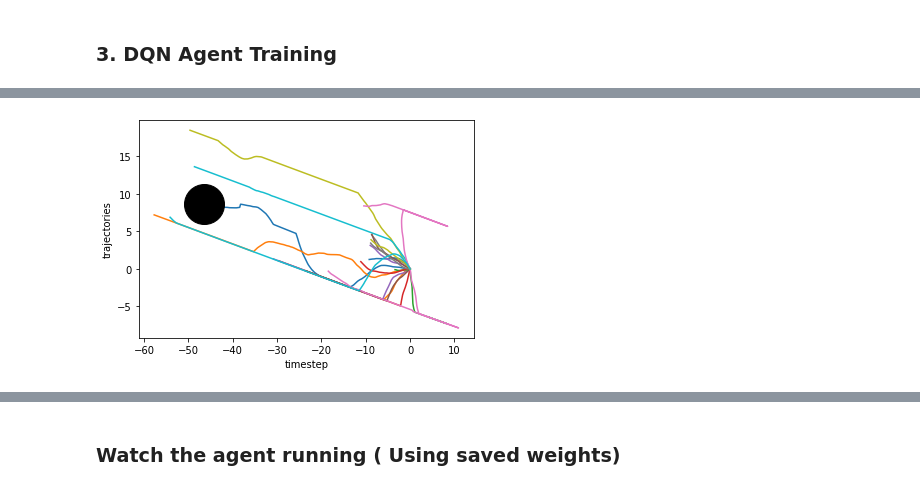
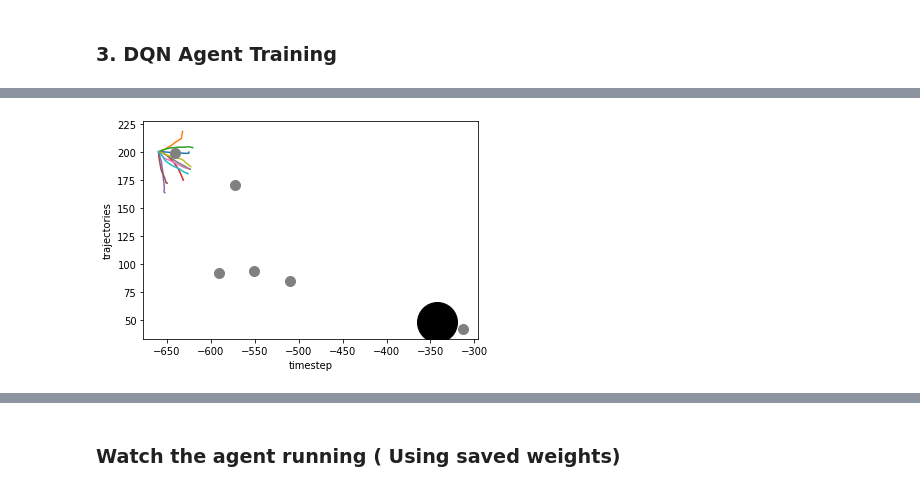
Before and after one commit to wzt1001/scl-navigation, a Jupyter notebook: Navigation.ipynb, the cells around one changed output, grey strips where cells are left out. Saved outputs shown, nothing was run; the diff lists cells and outputs as text; code cells hidden in the pictures.

```diff
--- a/Navigation.ipynb
+++ b/Navigation.ipynb
@@ -230,6 +212,6 @@ def dqn(env_info, n_episodes=1, max_t=2000, eps_start=1.0, eps_end=0.01,
 
     return scores, positions
 # %%
-scores, positions = dqn(env_info, n_episodes=20, max_t=2000, eps_start=1.0,
+scores, positions = dqn(env_info, n_episodes=100, max_t=200, eps_start=1.0,
                         eps_end=0.01, eps_decay=0.995, target_scores=1.0, video_flag=False)
 # %% [output]
@@ -253,20 +219,31 @@ Time Elapse: 701.24
 # %%
 env_info = env.reset(train_mode=True)[brain_name]
+# %%
+goals = [[-252.8, -26.6, 118.7], [-184.0, -25.9, 89.9],
+         [-121.3, -19.5, 3.8], [-162.1, -27.1, 13.3], [-202.0, -27.3, 11.1],
+        [40.9, -20.75, -30.8], [75.5, -28.1, -38.7]]
+goals = [[i[0] - 388.5, i[1] + 24.4, i[2] + 80.5] for i in goals]
 # %%
-a = [[a[0][0] - positions[0][0][0], a[0][1] - positions[0][0][1], a[0][2] - positions[0][0][2]] for a in positions]
-a = np.asarray(a)
+start = [positions[0][0][0], positions[0][0][1], positions[0][0][2]]
 # %%
 pos = []
 for i in range(len(positions)):
     # ignore the last item, as it might start from the origin
-    a = [[a[0] - positions[i][0][0], a[1] - positions[i][0][1], a[2] - positions[i][0][2]] for a in positions[i]]
+    a = [[a[0], a[1], a[2]] for a in positions[i]]
     pos.append(np.asarray(a[:-2]))
 # %%
-for i in range(len(positions)):
+# final_goal = [-382.46, 54.69, 4]
+final_goal = [-342.9, 3.65, 48.0]
+for i in range(len(pos)):
     plt.plot(pos[i][:,0], pos[i][:,2])
-plt.plot([-382.46 - positions[0][0][0]], [54.69 - positions[0][0][2]], marker='o', markersize=40, color="black")
+#     break
+
+for i in range(len(goals)):
+    plt.plot(goals[i][0], goals[i][2], marker='o', markersize=10, color="grey")
+
+plt.plot([final_goal[0]], [final_goal[2]], marker='o', markersize=40, color="black")
 plt.xlabel('timestep')
 plt.ylabel('trajectories')
 plt.show()
 # %% [output]
-[figure, old version]
+[figure, new version]
```
Also changed, not shown: parts of 10 cells of this notebook, 1 other file.
